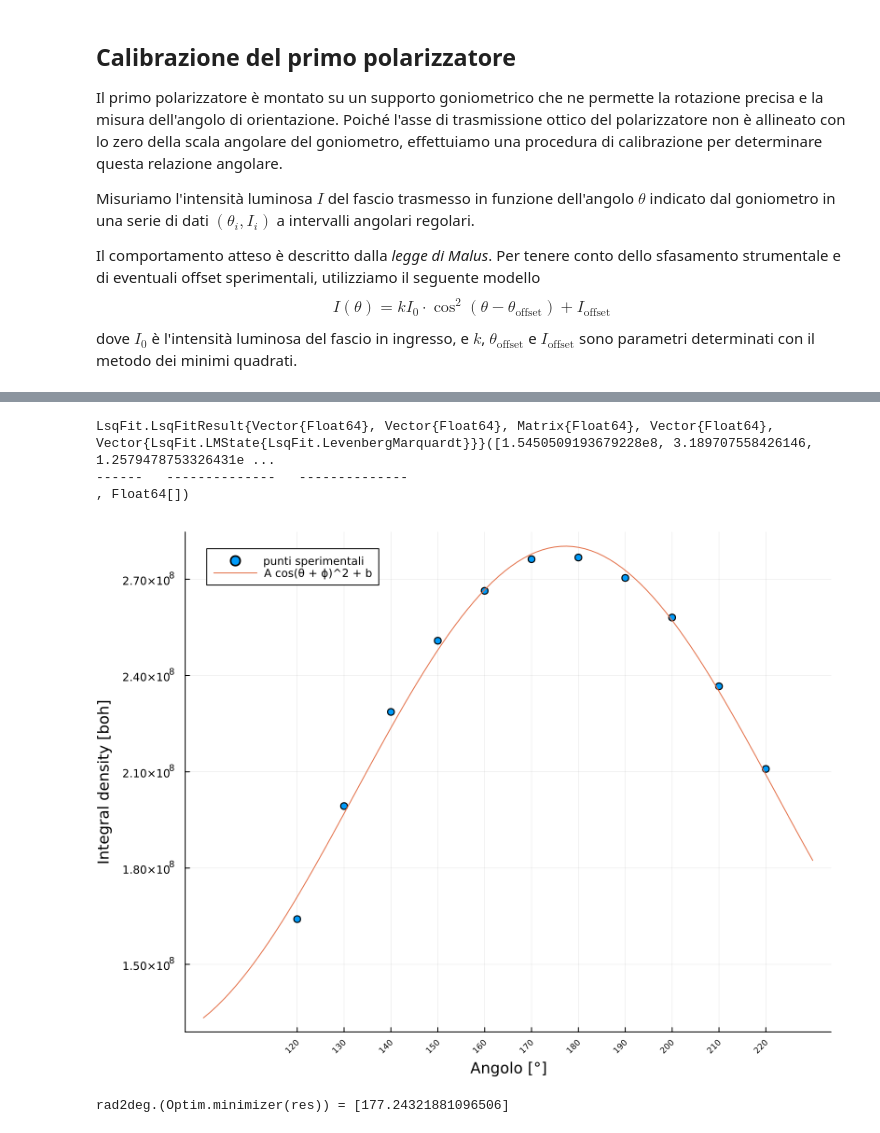
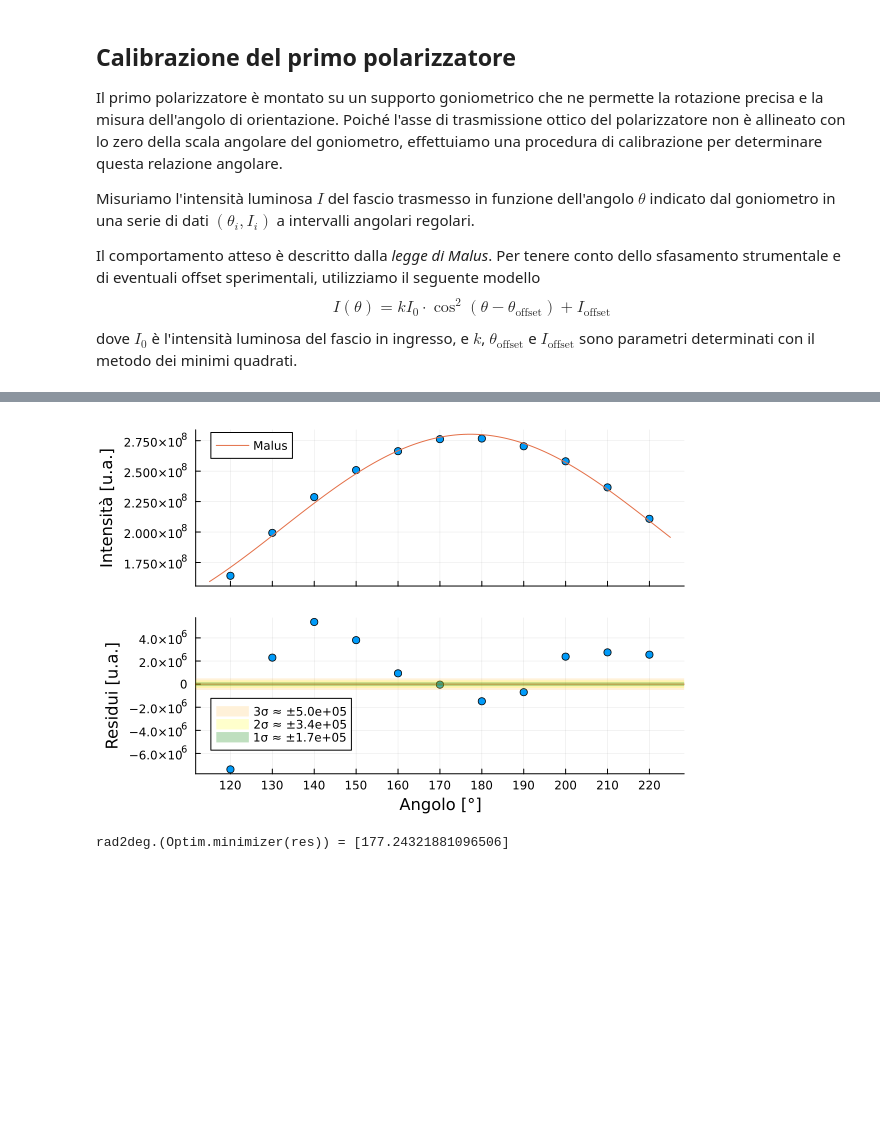
Before and after one commit to marcovianello5/es2_diffrazione, a Jupyter notebook: analisi.ipynb, the cells around one changed output, grey strips where cells are left out. Cells and saved outputs as stored; diff of their text form; code cells hidden in the pictures; blank space fills up the shorter version.

Commit message:
lavoro su primo punto ovvero determinazione asse principale

```diff
--- a/analisi.ipynb
+++ b/analisi.ipynb
@@ -58,24 +119,37 @@ ylabel!("Integral density [boh]")
-# %%
-# Fitto i punti con Malus
-
-using LsqFit
-
-x_axis = range(100, 230, length=100)
-
-# Primo modello a due parametri
-@. model(x, p) = p[1] * cos(x + p[2])^2 + p[3]
-
-p0 = [1e8, π, 0]
-
-fit = curve_fit(model, deg2rad.(calibrazione_p1_df.Angle), calibrazione_p1_df.IntDen, p0)
-# %% [output]
-LsqFit.LsqFitResult{Vector{Float64}, Vector{Float64}, Matrix{Float64}, Vector{Float64}, Vector{LsqFit.LMState{LsqFit.LevenbergMarquardt}}}([1.5450509193679228e8, 3.189707558426146, 1.2579478753326431e ...
-------   --------------   --------------
-, Float64[])
-# %%
-# Plotto la curva a tre parametri fittata
-plot(p, x_axis, model(deg2rad.(x_axis), fit.param), label="A cos(θ + ϕ)^2 + b")
-# %% [output]
-[figure, removed]
+# %%
+# Plotto i dati sperimentali, il fit e i residui
+
+intden_th = model(deg2rad.(x_angle), fit.param)
+
+p = scatter(angle, intden_exp, label="")
+plot!(p, x_angle, intden_th, label="Malus")
+
+q = scatter(angle, resid, label="")
+hline!(q, [0], c=:red, alpha=0.5, label="")
+
+for (i, (c, α)) in zip(colors, alphas) |> enumerate |> collect |> reverse
+    lower = 0 - i * intensita_std
+    upper = 0 + i * intensita_std
+
+    label_text = i<4 ? "$(i)σ ≈ ±$(@sprintf("%0.1e", i*intensita_std))" : ""
+
+    hline!(q, [lower], fillrange=upper, fillalpha=α, fillcolor=c, linealpha=0, label=label_text)
+end
+
+r = plot(p,
+  q,
+  layout=(2,1),
+  link=:x,
+  xlabel=["" "Angolo [°]"],
+  ylabel=["Intensità [u.a.]" "Residui [u.a.]"],
+  xticks=[(angle, []) (angle, angle)],
+  legend=[(0.12, 0.9) (0.12,0.40)]
+)
+
+savefig(r, "typst/grafici/calibrazione_p1_residui.svg")
+
+plot(r)
+# %% [output]
+[figure, added]
 # %%
 # Trovo il massimo
```
Also changed, not shown: parts of 11 cells of this notebook, 20 other files.
